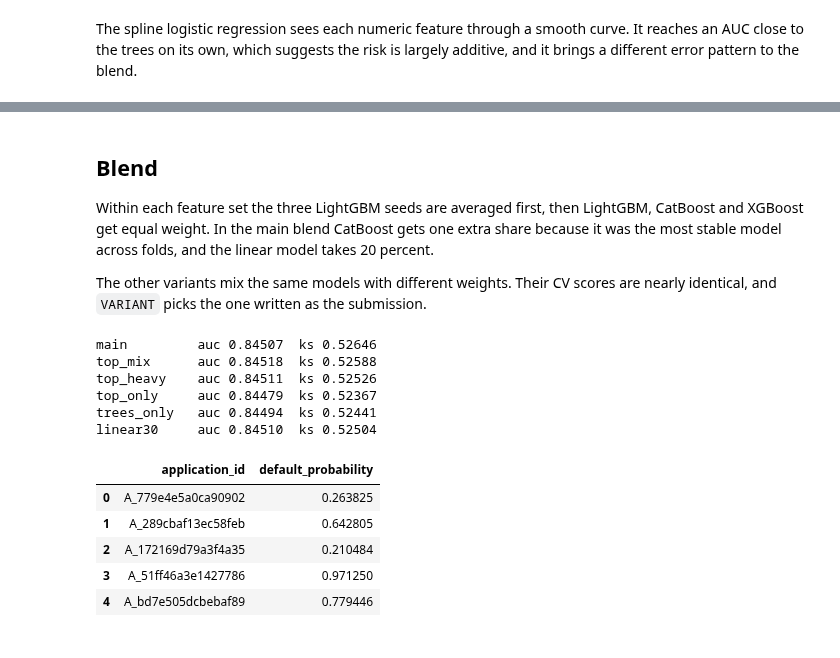
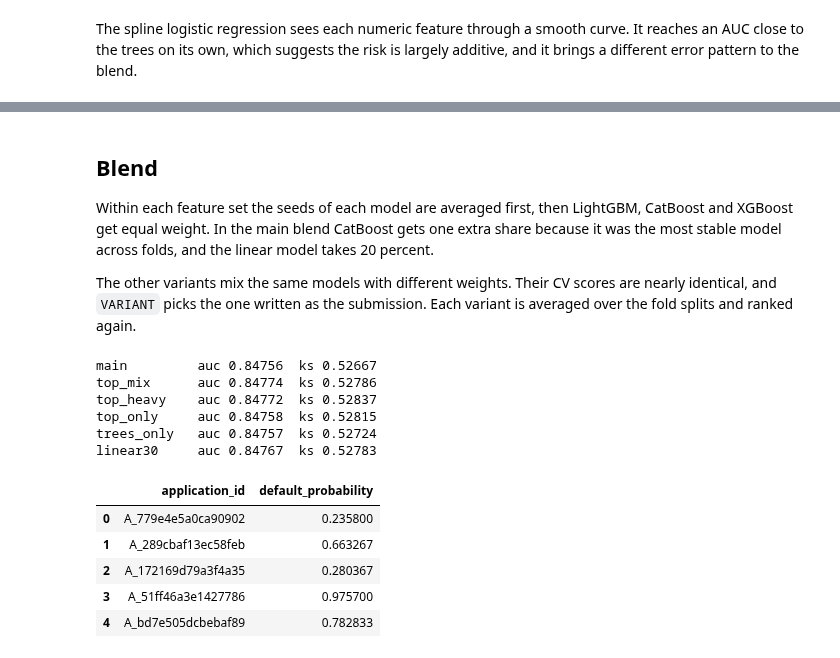
Before and after one commit to adyuta447/dsc-logika-ui-2026, a Jupyter notebook: DSC0152_kali ini beneran deh_Notebook.ipynb, the cells around one changed output, grey strips where cells are left out. Saved outputs shown, nothing was run; the diff lists cells and outputs as text; code cells hidden in the pictures.

Commit message:
Final notebook from the verification run, output bit identical to the submitted bag v4 top_mix

```diff
--- a/DSC0152_kali ini beneran deh_Notebook.ipynb
+++ b/DSC0152_kali ini beneran deh_Notebook.ipynb
@@ -56,6 +60,8 @@ def app_features(app):
     f["decision_lag_h"] = (app.decision_datetime - app.application_datetime).dt.total_seconds() / 3600
     f["app_hour"] = app.application_datetime.dt.hour
     f["app_dow"] = app.application_datetime.dt.dayofweek
+    # default rates move with the season (12% in May, 15% in February), so the decision date enters as day of year
+    f["dec_doy"] = app.decision_datetime.dt.dayofyear
     return f
 
 
@@ -369,7 +478,7 @@ def build():
     f = profile_features(app_features(app))
     f = f.merge(bureau_features(app), on="application_id", how="left")
     for fn in [previous_features, repayment_features, account_features, ecommerce_features,
-               sequence_features, category_shift_features]:
+               sequence_features, category_shift_features, rhythm_features]:
         f = f.merge(fn(app), on="customer_id", how="left")
 
     f = f.copy()
@@ -483,8 +607,8 @@ def fit_set(cols, tag):
 # %% [markdown]
 The spline logistic regression sees each numeric feature through a smooth curve. It reaches an AUC close to the trees on its own, which suggests the risk is largely additive, and it brings a different error pattern to the blend.
 # %%
-num = [c for c in sets["lean"] if str(X_all[c].dtype) != "category"]
-flag = [c for c in num if X_all[c].isna().mean() > 0.01]
+num = [c for c in sets["lean"] if str(frame(0)[0][c].dtype) != "category"]
+flag = [c for c in num if frame(0)[0][c].isna().mean() > 0.01]
 
 
 def linear_matrix(X, med):
@@ -494,11 +618,12 @@ def linear_matrix(X, med):
 def fit_linear():
     oof, pred = np.zeros(len(X_all)), np.zeros(len(X_test_all))
     for k, (a, b) in enumerate(folds):
-        med = X_all.iloc[a][num].median()
+        X, Xt = frame(k)
+        med = X.iloc[a][num].median()
         m = make_pipeline(QuantileTransformer(n_quantiles=200, subsample=10**6, random_state=SEED),
                           SplineTransformer(n_knots=4, degree=2), LogisticRegression(C=0.03, max_iter=3000))
-        m.fit(linear_matrix(X_all.iloc[a], med), y[a])
-        joblib.dump((m, med), f"models/linear_f{k}.pkl")
-        oof[b] = m.predict_proba(linear_matrix(X_all.iloc[b], med))[:, 1]
-        pred += m.predict_proba(linear_matrix(X_test_all, med))[:, 1] / len(folds)
+        m.fit(linear_matrix(X.iloc[a], med), y[a])
+        joblib.dump((m, med), f"{MD}linear_f{k}.pkl")
+        oof[b] = m.predict_proba(linear_matrix(X.iloc[b], med))[:, 1]
+        pred += m.predict_proba(linear_matrix(Xt, med))[:, 1] / len(folds)
     return oof, pred
@@ -522,17 +670,20 @@ NameError: name 'res' is not defined
 # %% [markdown]
 ## Blend
 
-Within each feature set the three LightGBM seeds are averaged first, then LightGBM, CatBoost and XGBoost get equal weight. In the main blend CatBoost gets one extra share because it was the most stable model across folds, and the linear model takes 20 percent.
+Within each feature set the seeds of each model are averaged first, then LightGBM, CatBoost and XGBoost get equal weight. In the main blend CatBoost gets one extra share because it was the most stable model across folds, and the linear model takes 20 percent.
 
-The other variants mix the same models with different weights. Their CV scores are nearly identical, and `VARIANT` picks the one written as the submission.
+The other variants mix the same models with different weights. Their CV scores are nearly identical, and `VARIANT` picks the one written as the submission. Each variant is averaged over the fold splits and ranked again.
 # %%
+def avg(model, tag, i, n):
+    return np.mean([rank(res[f"{model}_{tag}_{s}"][i]) for s in range(n)], axis=0)
+
+
 def trees(tag, i):
-    lg = np.mean([rank(res[f"lgb_{tag}_{s}"][i]) for s in range(3)], axis=0)
-    return (lg + rank(res[f"cat_{tag}"][i]) + rank(res[f"xgb_{tag}"][i])) / 3
+    return (avg("lgb", tag, i, 3) + avg("cat", tag, i, TREE_SEEDS) + avg("xgb", tag, i, TREE_SEEDS)) / 3
 
 
 def core(i):
-    return (trees("full", i) + trees("lean", i) + rank(res["cat_full"][i]) + rank(res["cat_lean"][i])) / 4
+    return (trees("full", i) + trees("lean", i) + avg("cat", "full", i, TREE_SEEDS) + avg("cat", "lean", i, TREE_SEEDS)) / 4
 
 
 lin = lambda i: rank(res["linear"][i])
@@ -544,26 +695,32 @@ variants = {
     "trees_only": lambda i: (core(i) + trees("top", i)) / 2,
     "linear30": lambda i: 0.7 * (core(i) + trees("top", i)) / 2 + 0.3 * lin(i),
 }
-for name, blend in variants.items():
-    report(name, blend(0))
-    pd.DataFrame({"application_id": te.application_id, "default_probability": blend(1)}).to_csv(f"variants/{name}.csv", index=False)
-pd.to_pickle(res, "models/predictions.pkl")
+bag = {name: [] for name in variants}
+for SEED, res in runs.items():
+    for name, blend in variants.items():
+        bag[name].append((blend(0), blend(1)))
+final = {}
+for name, b in bag.items():
+    report(name, np.mean([o for o, p in b], axis=0))
+    final[name] = rank(np.mean([p for o, p in b], axis=0))
+    pd.DataFrame({"application_id": te.application_id, "default_probability": final[name]}).to_csv(f"variants/{name}.csv", index=False)
+pd.to_pickle(runs, "models/predictions.pkl")
 # %% [output]
-main         auc 0.84507  ks 0.52646
-top_mix      auc 0.84518  ks 0.52588
-top_heavy    auc 0.84511  ks 0.52526
-top_only     auc 0.84479  ks 0.52367
-trees_only   auc 0.84494  ks 0.52441
-linear30     auc 0.84510  ks 0.52504
+main         auc 0.84756  ks 0.52667
+top_mix      auc 0.84774  ks 0.52786
+top_heavy    auc 0.84772  ks 0.52837
+top_only     auc 0.84758  ks 0.52815
+trees_only   auc 0.84757  ks 0.52724
+linear30     auc 0.84767  ks 0.52783
 # %%
-sub = pd.DataFrame({"application_id": te.application_id, "default_probability": variants[VARIANT](1)})
+sub = pd.DataFrame({"application_id": te.application_id, "default_probability": final[VARIANT]})
 assert len(sub) == 30000 and sub.application_id.is_unique and sub.default_probability.between(0, 1).all()
 sub.to_csv("DSC0152_kali ini beneran deh_Submisi.csv", index=False)
 sub.head()
 # %% [output]
 |  | application_id | default_probability |
-| 0 | A_779e4e5a0ca90902 | 0.263825 |
-| 1 | A_289cbaf13ec58feb | 0.642805 |
-| 2 | A_172169d79a3f4a35 | 0.210484 |
-| 3 | A_51ff46a3e1427786 | 0.971250 |
-| 4 | A_bd7e505dcbebaf89 | 0.779446 |
+| 0 | A_779e4e5a0ca90902 | 0.235800 |
+| 1 | A_289cbaf13ec58feb | 0.663267 |
+| 2 | A_172169d79a3f4a35 | 0.280367 |
+| 3 | A_51ff46a3e1427786 | 0.975700 |
+| 4 | A_bd7e505dcbebaf89 | 0.782833 |
```
Also changed, not shown: parts of 14 cells of this notebook, 1 other file.
